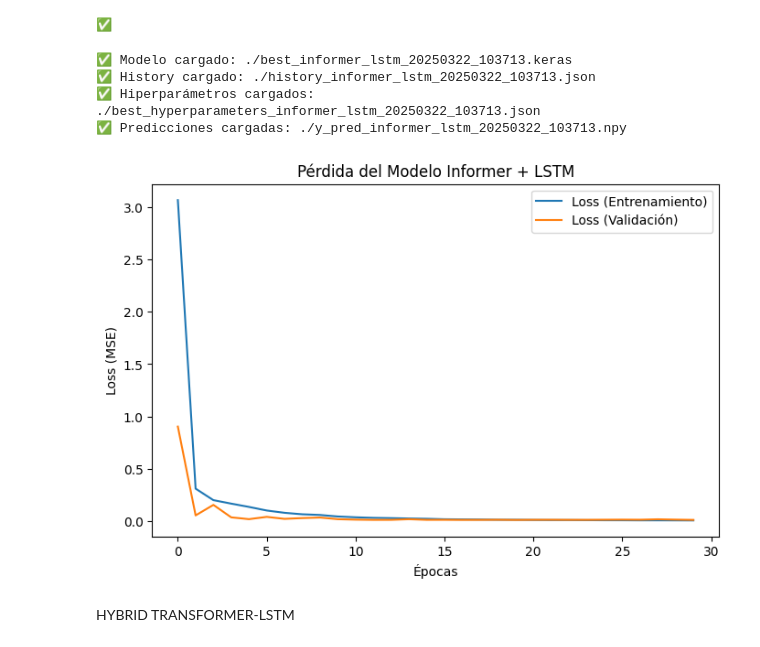
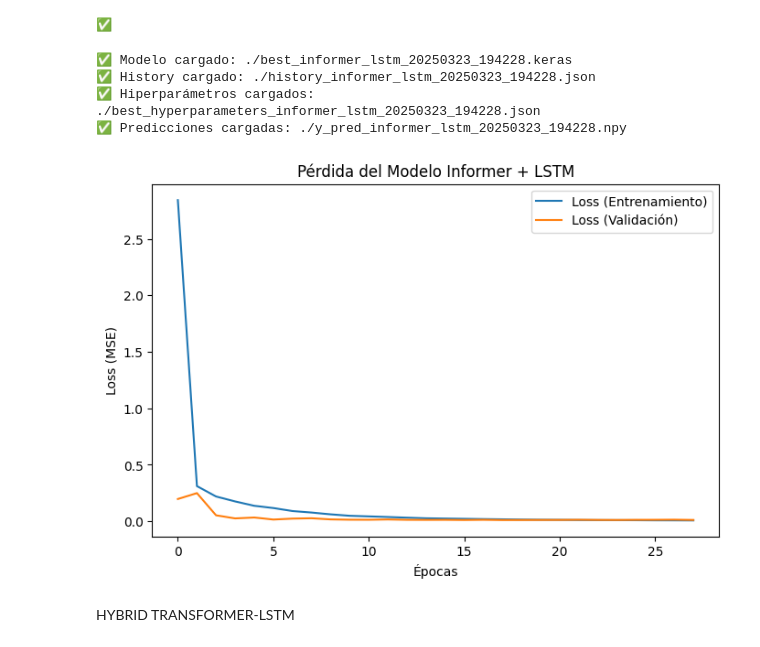
Before and after one commit to ppeinadox/prediccion_nasdaq, a Jupyter notebook: TFM_Patricia_Peinado.ipynb, the cells around one changed output. Saved outputs shown, nothing was run; the diff lists cells and outputs as text; code cells hidden in the pictures.

```diff
--- a/TFM_Patricia_Peinado.ipynb
+++ b/TFM_Patricia_Peinado.ipynb
@@ -1326,7 +1323,7 @@ seq_length = 512
 num_features = 9
 lambda_reg = 0.0001
 
-class InformerHyperModel(kt.HyperModel):
+class InformerLSTMHyperModel(kt.HyperModel):
     def build(self, hp):
         num_heads = hp.Choice('num_heads', [2, 4, 6])
         ff_dim = hp.Choice('ff_dim', [256, 512, 1024])
@@ -1361,7 +1358,7 @@ class InformerHyperModel(kt.HyperModel):
 from tensorflow.keras.callbacks import EarlyStopping
 
 tuner = kt.RandomSearch(
-    InformerHyperModel(),
+    InformerLSTMHyperModel(),
     objective="val_loss",
     max_trials=15,
     executions_per_trial=1,
@@ -1389,4 +1386,7 @@ history = best_model.fit(
     batch_size=128,
     callbacks=[early_stopping]
 )
+
+y_pred = best_model.predict(X_test)
+evaluar_modelo(y_test, y_pred)
 # %% [output]
@@ -1496,19 +1493,19 @@ y_pred_path = get_latest_file("y_pred_informer_lstm_", ".npy")
 y_pred = np.load(y_pred_path)
 print(f"✅ Predicciones cargadas: {y_pred_path}")
 # %% [output]
-✅ Modelo cargado: ./best_informer_lstm_20250322_103713.keras
-✅ History cargado: ./history_informer_lstm_20250322_103713.json
-✅ Hiperparámetros cargados: ./best_hyperparameters_informer_lstm_20250322_103713.json
-✅ Predicciones cargadas: ./y_pred_informer_lstm_20250322_103713.npy
+✅ Modelo cargado: ./best_informer_lstm_20250323_194228.keras
+✅ History cargado: ./history_informer_lstm_20250323_194228.json
+✅ Hiperparámetros cargados: ./best_hyperparameters_informer_lstm_20250323_194228.json
+✅ Predicciones cargadas: ./y_pred_informer_lstm_20250323_194228.npy
 # %%
 import json
 
 with open("history_informer_lstm_20250322_103713.json", "r") as f:
     history_informer_lstm = json.load(f)
 # %%
-plot_loss(history_informer_lstm, model_name="Informer + LSTM")
+plot_loss(history, model_name="Informer + LSTM")
 # %% [output]
-[figure, old version]
+[figure, new version]
 # %% [markdown]
 HYBRID TRANSFORMER-LSTM
 # %%
```
Also changed, not shown: parts of 16 cells of this notebook.
